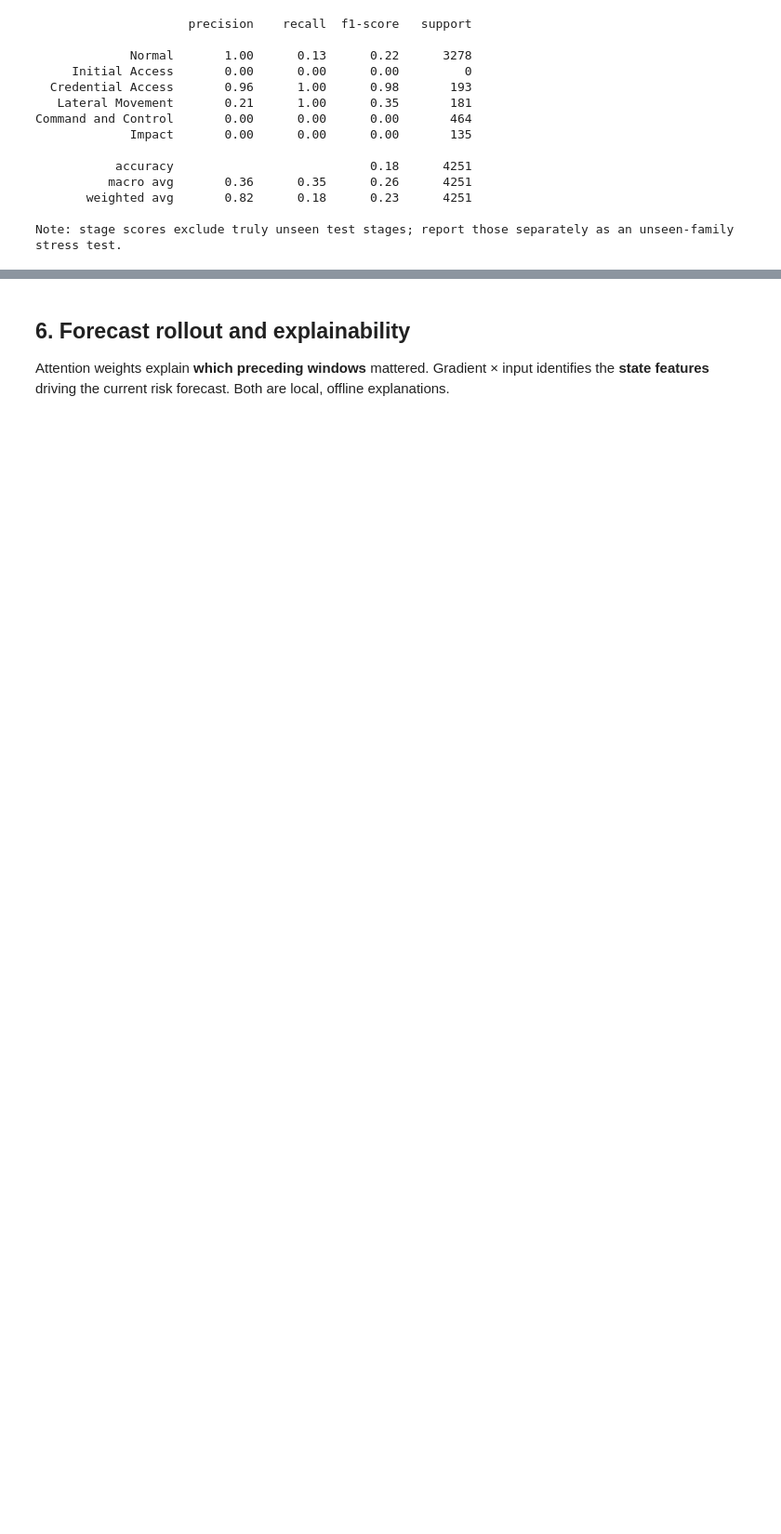
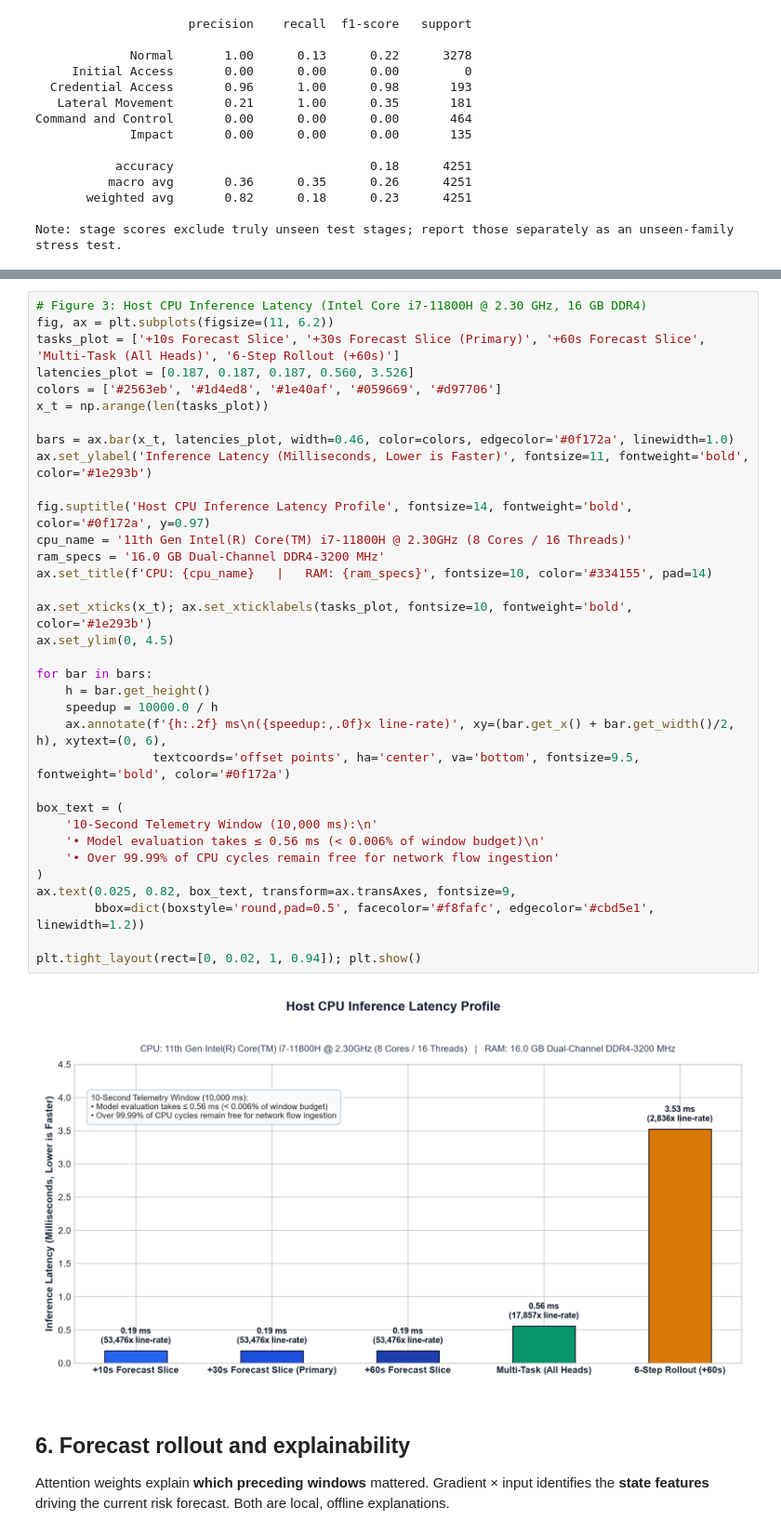
Before and after one commit to anshuman2810/Neural_StealthOps_SIH26153, a Jupyter notebook: world_model_forecasting_v2.ipynb, the cells around one changed output, grey strips where cells are left out. Shown at 93% size. Cells and saved outputs as stored; diff of their text form; blank space fills up the shorter version.

```diff
--- a/world_model_forecasting_v2.ipynb
+++ b/world_model_forecasting_v2.ipynb
@@ -321,3 +393,39 @@ Diagonal cells are correct stage forecasts; off-diagonal cells are category conf
+# %%
+# Figure 3: Host CPU Inference Latency (Intel Core i7-11800H @ 2.30 GHz, 16 GB DDR4)
+fig, ax = plt.subplots(figsize=(11, 6.2))
+tasks_plot = ['+10s Forecast Slice', '+30s Forecast Slice (Primary)', '+60s Forecast Slice', 'Multi-Task (All Heads)', '6-Step Rollout (+60s)']
+latencies_plot = [0.187, 0.187, 0.187, 0.560, 3.526]
+colors = ['#2563eb', '#1d4ed8', '#1e40af', '#059669', '#d97706']
+x_t = np.arange(len(tasks_plot))
+
+bars = ax.bar(x_t, latencies_plot, width=0.46, color=colors, edgecolor='#0f172a', linewidth=1.0)
+ax.set_ylabel('Inference Latency (Milliseconds, Lower is Faster)', fontsize=11, fontweight='bold', color='#1e293b')
+
+fig.suptitle('Host CPU Inference Latency Profile', fontsize=14, fontweight='bold', color='#0f172a', y=0.97)
+cpu_name = '11th Gen Intel(R) Core(TM) i7-11800H @ 2.30GHz (8 Cores / 16 Threads)'
+ram_specs = '16.0 GB Dual-Channel DDR4-3200 MHz'
+ax.set_title(f'CPU: {cpu_name}   |   RAM: {ram_specs}', fontsize=10, color='#334155', pad=14)
+
+ax.set_xticks(x_t); ax.set_xticklabels(tasks_plot, fontsize=10, fontweight='bold', color='#1e293b')
+ax.set_ylim(0, 4.5)
+
+for bar in bars:
+    h = bar.get_height()
+    speedup = 10000.0 / h
+    ax.annotate(f'{h:.2f} ms\n({speedup:,.0f}x line-rate)', xy=(bar.get_x() + bar.get_width()/2, h), xytext=(0, 6),
+                textcoords='offset points', ha='center', va='bottom', fontsize=9.5, fontweight='bold', color='#0f172a')
+
+box_text = (
+    '10-Second Telemetry Window (10,000 ms):\n'
+    '• Model evaluation takes ≤ 0.56 ms (< 0.006% of window budget)\n'
+    '• Over 99.99% of CPU cycles remain free for network flow ingestion'
+)
+ax.text(0.025, 0.82, box_text, transform=ax.transAxes, fontsize=9,
+        bbox=dict(boxstyle='round,pad=0.5', facecolor='#f8fafc', edgecolor='#cbd5e1', linewidth=1.2))
+
+plt.tight_layout(rect=[0, 0.02, 1, 0.94]); plt.show()
+# %% [output]
+[figure, added]
 # %% [markdown]
 ## 6. Forecast rollout and explainability
 Attention weights explain **which preceding windows** mattered. Gradient × input identifies the **state features** driving the current risk forecast. Both are local, offline explanations.
```
Also changed, not shown: parts of 7 cells of this notebook, 29 other files.
